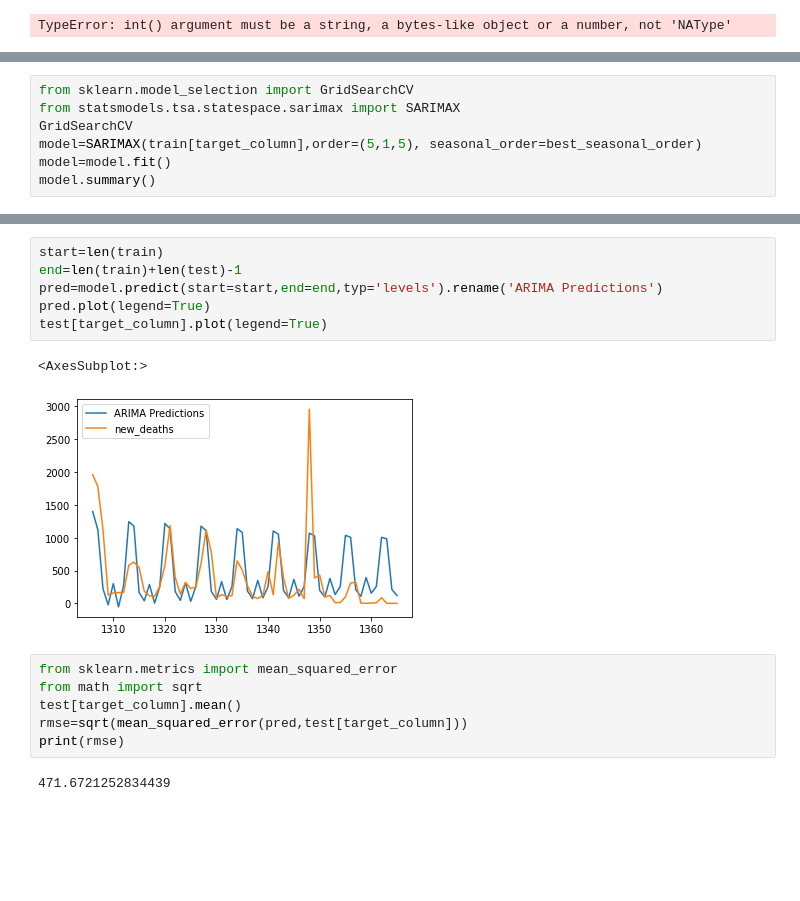
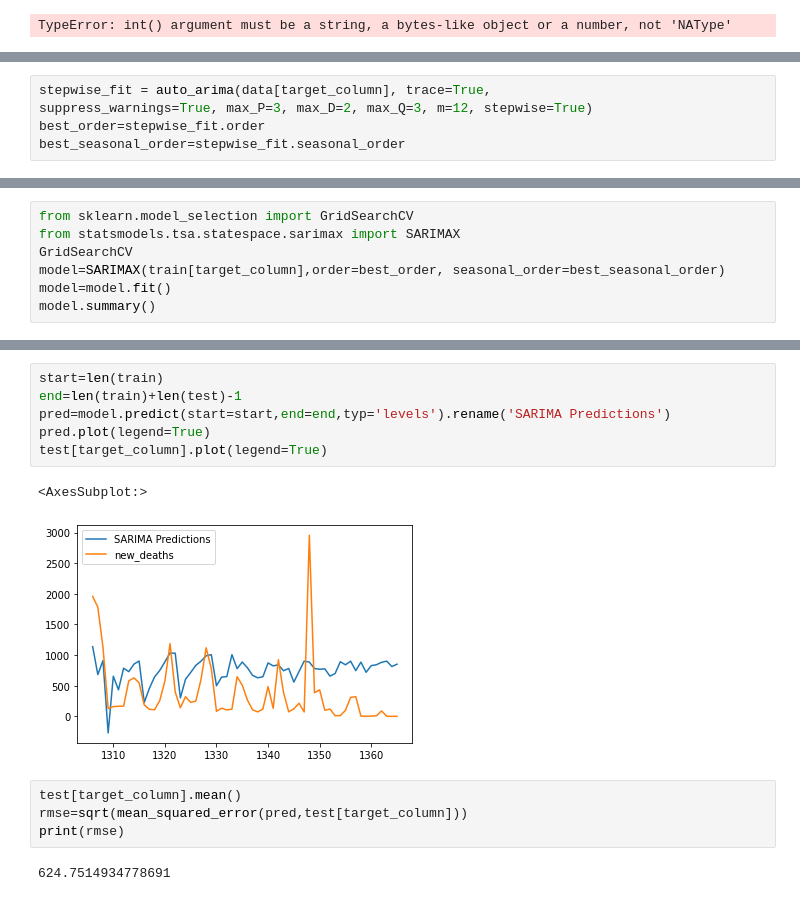
Before and after one commit to samuell07/timeseries-forecasting, a Jupyter notebook: covid_deaths/models/covid-deaths-sarima.ipynb, the cells around one changed output, grey strips where cells are left out. Drawn from its saved outputs; the diff is of its cells as text; blank space fills up the shorter version.

```diff
--- a/covid_deaths/models/covid-deaths-sarima.ipynb
+++ b/covid_deaths/models/covid-deaths-sarima.ipynb
@@ -227,0 +107,5 @@ Configurations:  180000
+# %%
+stepwise_fit = auto_arima(data[target_column], trace=True,
+suppress_warnings=True, max_P=3, max_D=2, max_Q=3, m=12, stepwise=True)
+best_order=stepwise_fit.order
+best_seasonal_order=stepwise_fit.seasonal_order
@@ -229,7 +131,7 @@ Configurations:  180000
 from sklearn.model_selection import GridSearchCV
 from statsmodels.tsa.statespace.sarimax import SARIMAX
 GridSearchCV
-model=SARIMAX(train[target_column],order=(5,1,5), seasonal_order=best_seasonal_order)
+model=SARIMAX(train[target_column],order=best_order, seasonal_order=best_seasonal_order)
 model=model.fit()
 model.summary()
 # %% [output]
@@ -263,17 +161,15 @@ Warnings:
 # %%
 start=len(train)
 end=len(train)+len(test)-1
-pred=model.predict(start=start,end=end,typ='levels').rename('ARIMA Predictions')
+pred=model.predict(start=start,end=end,typ='levels').rename('SARIMA Predictions')
 pred.plot(legend=True)
 test[target_column].plot(legend=True)
 # %% [output]
 <AxesSubplot:>
-[figure, old version]
+[figure, new version]
 # %%
-from sklearn.metrics import mean_squared_error
-from math import sqrt
 test[target_column].mean()
 rmse=sqrt(mean_squared_error(pred,test[target_column]))
 print(rmse)
 # %% [output]
-471.6721252834439
+624.7514934778691
```
Also changed, not shown: parts of 6 cells of this notebook, 5 other files.
